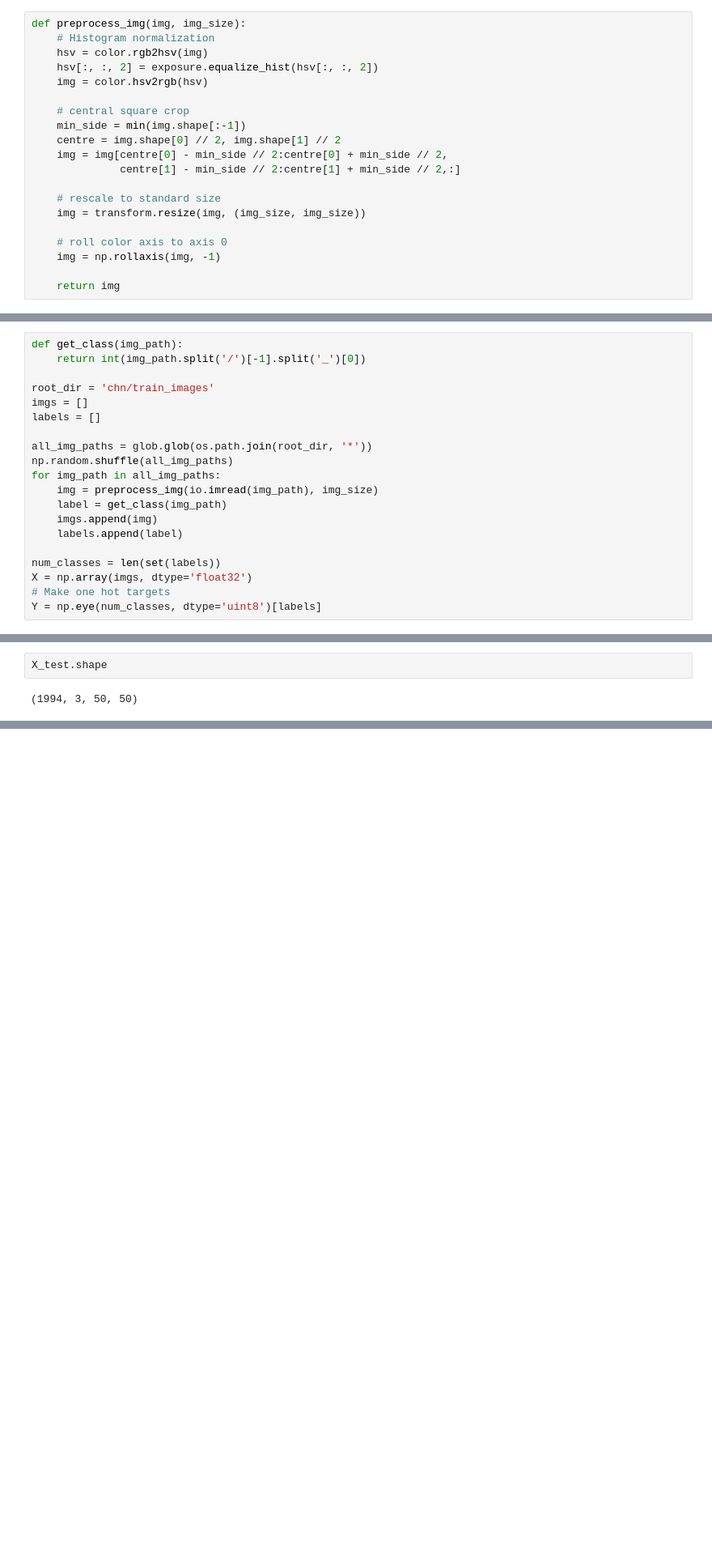
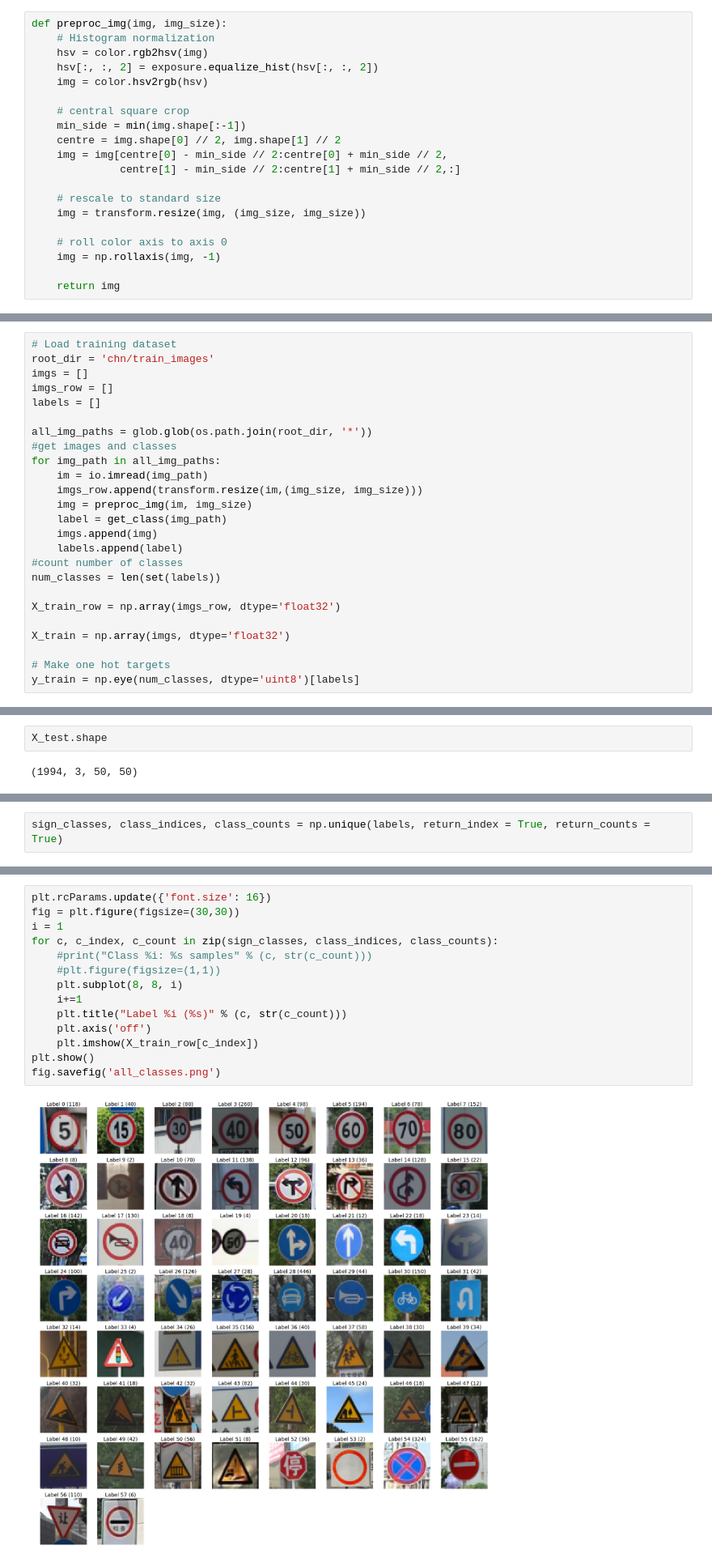
Before and after one commit to ShalyginaA/traffic-sign-recognition, a Jupyter notebook: CNN.ipynb, the cells around one changed output, grey strips where cells are left out. Shown at 81% size. Cells and saved outputs as stored; diff of their text form; blank space fills up the shorter version.

```diff
--- a/CNN.ipynb
+++ b/CNN.ipynb
@@ -18,7 +37,7 @@ warnings.filterwarnings("ignore")
 # %%
 img_size = 50
 # %%
-def preprocess_img(img, img_size):
+def preproc_img(img, img_size):
     # Histogram normalization
     hsv = color.rgb2hsv(img)
     hsv[:, :, 2] = exposure.equalize_hist(hsv[:, :, 2])
@@ -40,20 +67,25 @@ def preprocess_img(img, img_size):
 # %%
-def get_class(img_path):
-    return int(img_path.split('/')[-1].split('_')[0])
-
+# Load training dataset
 root_dir = 'chn/train_images'
 imgs = []
+imgs_row = []
 labels = []
 
 all_img_paths = glob.glob(os.path.join(root_dir, '*'))
-np.random.shuffle(all_img_paths)
+#get images and classes
 for img_path in all_img_paths:
-    img = preprocess_img(io.imread(img_path), img_size)
+    im = io.imread(img_path)
+    imgs_row.append(transform.resize(im,(img_size, img_size)))
+    img = preproc_img(im, img_size)
     label = get_class(img_path)
     imgs.append(img)
     labels.append(label)
+#count number of classes
+num_classes = len(set(labels))
 
-num_classes = len(set(labels))
-X = np.array(imgs, dtype='float32')
+X_train_row = np.array(imgs_row, dtype='float32')
+
+X_train = np.array(imgs, dtype='float32')
+
 # Make one hot targets
-Y = np.eye(num_classes, dtype='uint8')[labels]
+y_train = np.eye(num_classes, dtype='uint8')[labels]
@@ -133,0 +124,2 @@ from sklearn.metrics import accuracy_score
+# %%
+sign_classes, class_indices, class_counts = np.unique(labels, return_index = True, return_counts = True)
@@ -133,0 +152,16 @@ from sklearn.metrics import accuracy_score
+# %%
+plt.rcParams.update({'font.size': 16})
+fig = plt.figure(figsize=(30,30))
+i = 1
+for c, c_index, c_count in zip(sign_classes, class_indices, class_counts):
+    #print("Class %i: %s samples" % (c, str(c_count)))
+    #plt.figure(figsize=(1,1))
+    plt.subplot(8, 8, i)
+    i+=1
+    plt.title("Label %i (%s)" % (c, str(c_count)))
+    plt.axis('off')
+    plt.imshow(X_train_row[c_index])
+plt.show()
+fig.savefig('all_classes.png')
+# %% [output]
+[figure, added]
```
Also changed, not shown: parts of 39 cells of this notebook, 2 other files.
